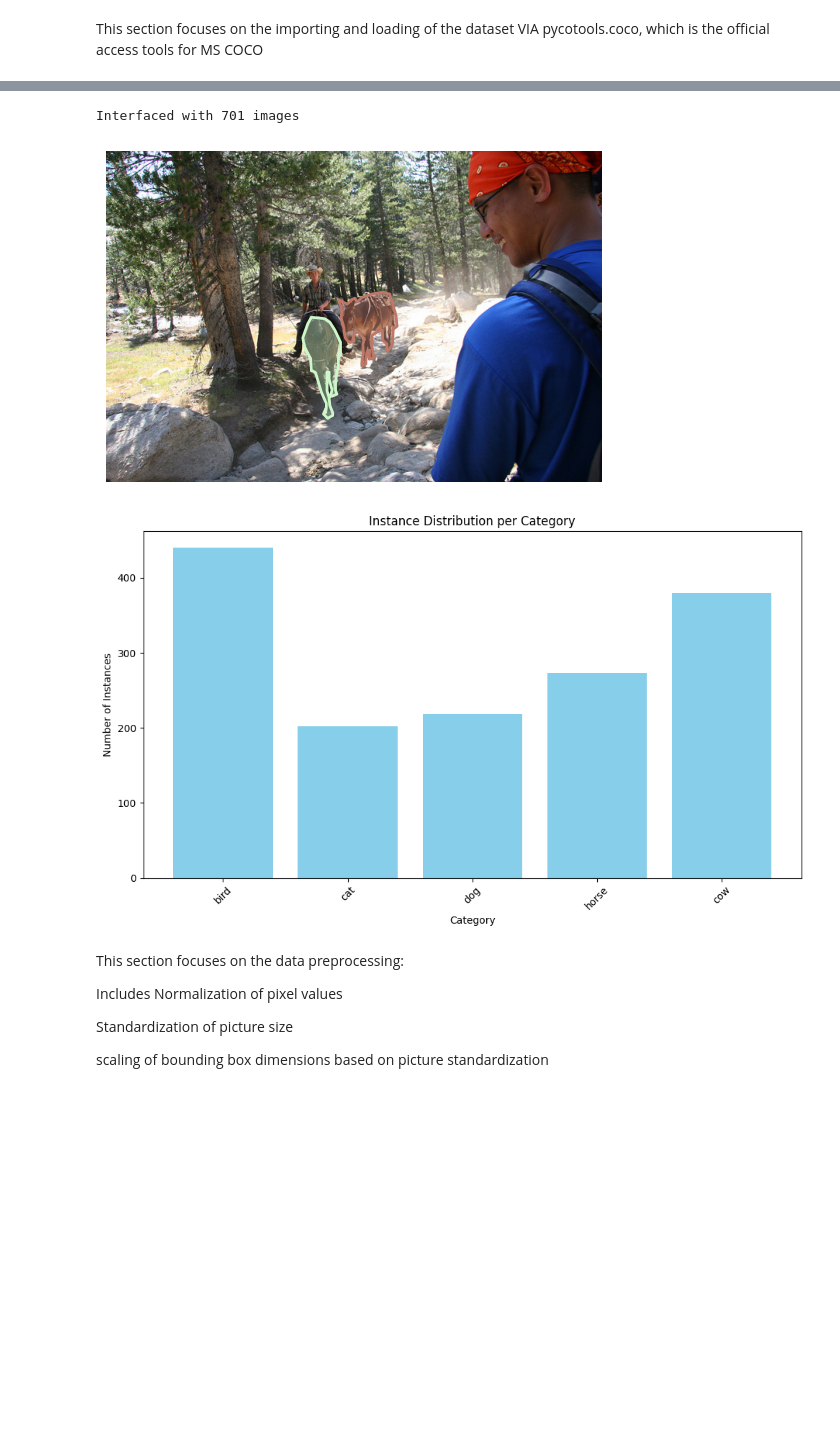
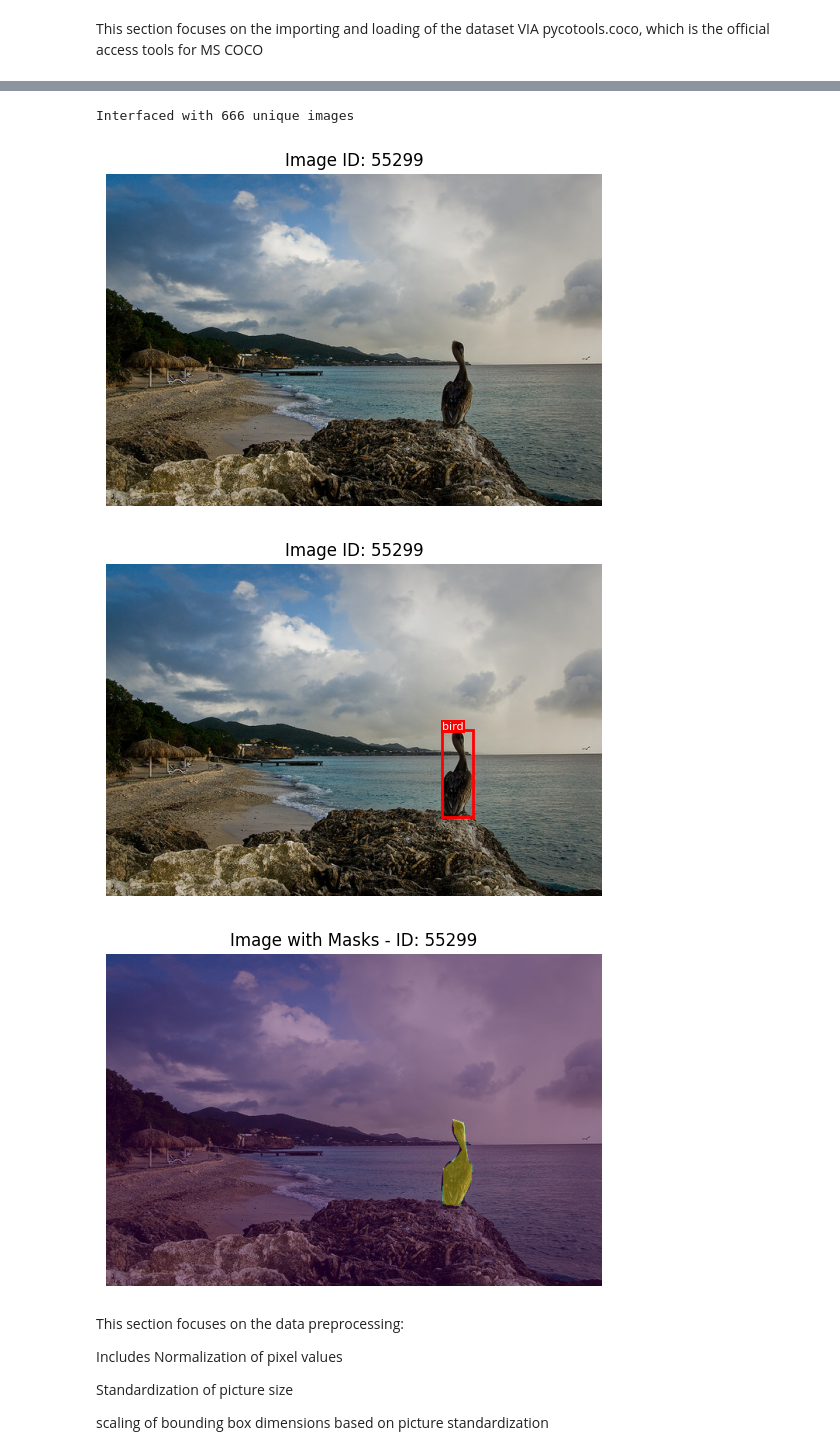
Before and after one commit to yasasawij/CS445-Project, a Jupyter notebook: main.ipynb, the cells around one changed output, grey strips where cells are left out. Saved outputs shown, nothing was run; the diff lists cells and outputs as text; code cells hidden in the pictures; blank space fills up the shorter version.

Commit message:
added the visualization to the dataset class

```diff
--- a/main.ipynb
+++ b/main.ipynb
@@ -36,6 +39,8 @@ def create_coco(annotation_directory, data_name, categories):
         temp_img_ids = imgIds = coco.getImgIds(catIds=category)
         image_ids += temp_img_ids
 
+    image_ids = list(set(image_ids))
+
     print(f"Found {len(image_ids)} images for {categories}")
 
     return category_ids, image_ids, coco
@@ -119,5 +241,6 @@ Found 701 images for ['cat', 'dog', 'cow', 'horse', 'bird']
+# %%
+val_dataset = CocoSegmentationDataset(val_image_dir, val_coco, val_image_ids, val_category_ids)
 # %%
-# Current design might just remotely access each photo for training and validation, so this might not be necissary
-download_coco_images(val_coco, val_image_ids, val_image_dir)
+val_dataset.download_images()
 # %% [output]
-Interfaced with 701 images
+Interfaced with 666 unique images
@@ -129,12 +247,12 @@ Interfaced with 701 images
-# %%
-img = val_coco.loadImgs(val_image_ids[np.random.randint(0,len(val_image_ids))])[0]
-display_bounded_image(val_coco, img, val_category_ids)
-# %% [output]
-[figure, removed]
-# %%
-visualize_instance_distribution(val_category_ids, val_coco)
-# %% [output]
-[figure, removed]
+# %%
+r_idx = random.randrange(len(val_dataset) - 1)
+val_dataset.show_image(r_idx)
+val_dataset.show_image_with_boxes(r_idx)
+val_dataset.show_image_with_masks(r_idx)
+# %% [output]
+[figure, added]
+[figure, added]
+[figure, added]
 # %% [markdown]
 This section focuses on the data preprocessing:
 
```
Also changed, not shown: parts of 8 cells of this notebook.
